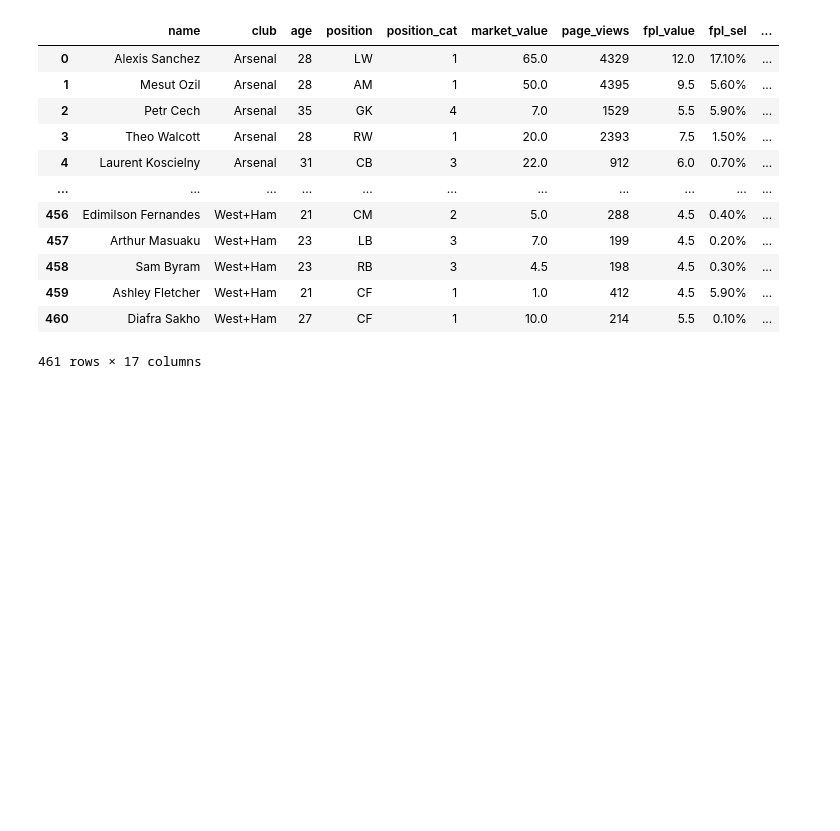
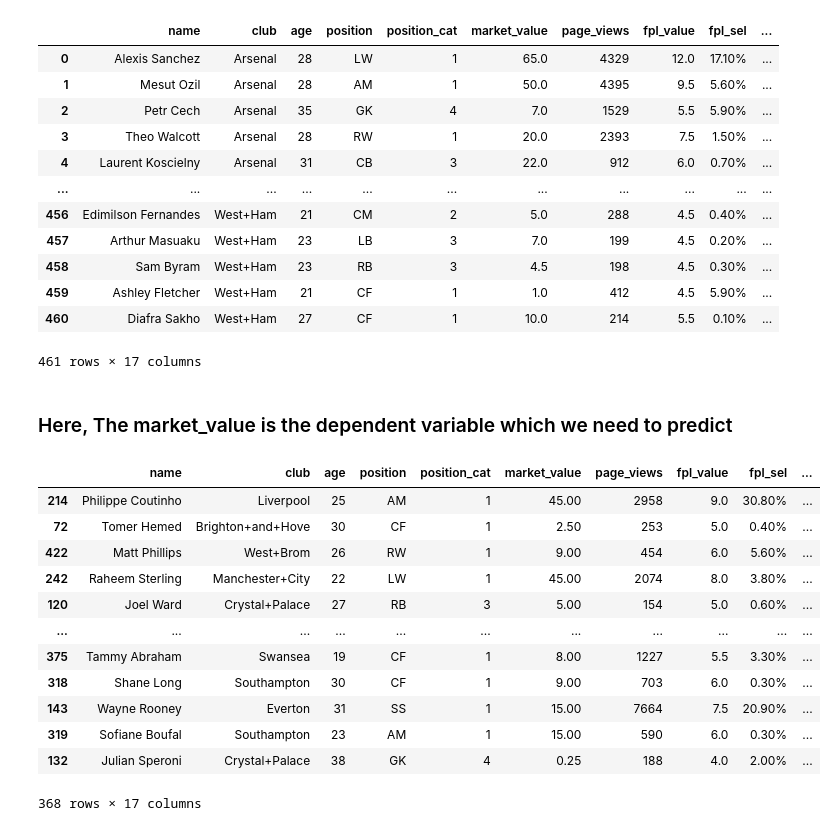
Before and after one commit to rishi0282/Data-Science, a Jupyter notebook: Price_prediction_model/football_player_price_prediction_model.ipynb, the cells around one changed output. Cells and saved outputs as stored; diff of their text form; code cells hidden in the pictures; blank space fills up the shorter version.

```diff
--- a/Price_prediction_model/football_player_price_prediction_model.ipynb
+++ b/Price_prediction_model/football_player_price_prediction_model.ipynb
@@ -90,3 +90,5 @@ dataset
 | 459 | Ashley Fletcher | West+Ham | 21 | CF | 1 | 1.0 | 412 | 4.5 | 5.90% | ... |
 | 460 | Diafra Sakho | West+Ham | 27 | CF | 1 | 10.0 | 214 | 5.5 | 0.10% | ... |
 461 rows × 17 columns
+# %% [markdown]
+### Here, The market_value is the dependent variable which we need to predict
@@ -93 +98,17 @@ dataset
+# %%
+training_dataset
+# %% [output]
+|  | name | club | age | position | position_cat | market_value | page_views | fpl_value | fpl_sel | ... |
+| 214 | Philippe Coutinho | Liverpool | 25 | AM | 1 | 45.00 | 2958 | 9.0 | 30.80% | ... |
+| 72 | Tomer Hemed | Brighton+and+Hove | 30 | CF | 1 | 2.50 | 253 | 5.0 | 0.40% | ... |
+| 422 | Matt Phillips | West+Brom | 26 | RW | 1 | 9.00 | 454 | 6.0 | 5.60% | ... |
+| 242 | Raheem Sterling | Manchester+City | 22 | LW | 1 | 45.00 | 2074 | 8.0 | 3.80% | ... |
+| 120 | Joel Ward | Crystal+Palace | 27 | RB | 3 | 5.00 | 154 | 5.0 | 0.60% | ... |
+| ... | ... | ... | ... | ... | ... | ... | ... | ... | ... | ... |
+| 375 | Tammy Abraham | Swansea | 19 | CF | 1 | 8.00 | 1227 | 5.5 | 3.30% | ... |
+| 318 | Shane Long | Southampton | 30 | CF | 1 | 9.00 | 703 | 6.0 | 0.30% | ... |
+| 143 | Wayne Rooney | Everton | 31 | SS | 1 | 15.00 | 7664 | 7.5 | 20.90% | ... |
+| 319 | Sofiane Boufal | Southampton | 23 | AM | 1 | 15.00 | 590 | 6.0 | 0.30% | ... |
+| 132 | Julian Speroni | Crystal+Palace | 38 | GK | 4 | 0.25 | 188 | 4.0 | 2.00% | ... |
+368 rows × 17 columns
 # %%
```
Also changed, not shown: parts of 21 cells of this notebook.
